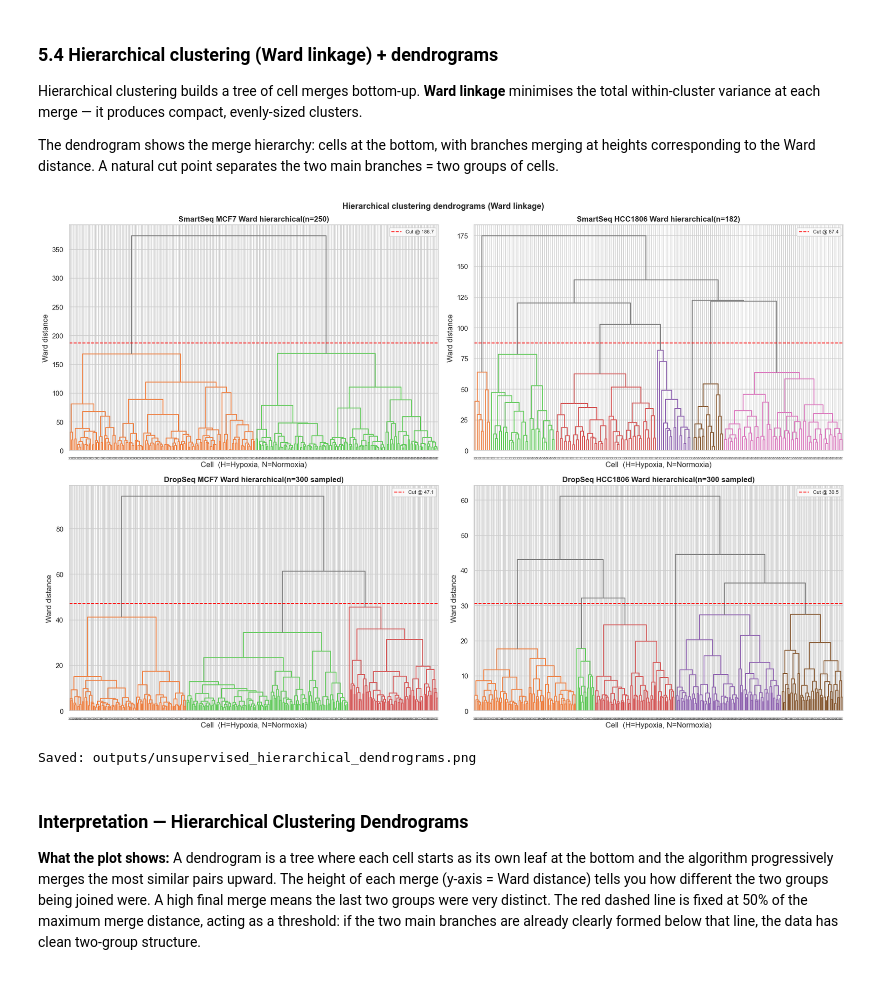
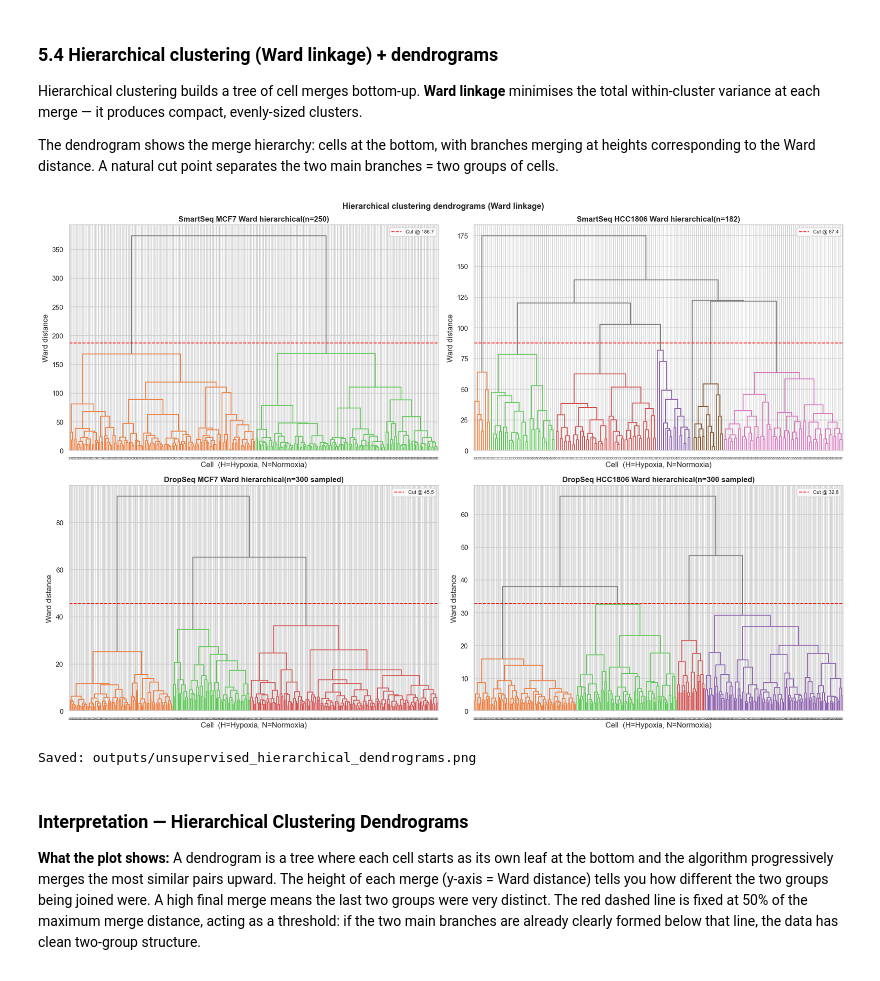
Before and after one commit to maraandronache/hypoxia-classifier, a Jupyter notebook: notebooks/02_unsupervised.ipynb, the cells around one changed output. Cells and saved outputs as stored; diff of their text form; code cells hidden in the pictures.

```diff
--- a/notebooks/02_unsupervised.ipynb
+++ b/notebooks/02_unsupervised.ipynb
@@ -370,7 +349,7 @@ for ax, ((tech, line), scores) in zip(axes, scores_dict.items()):
     conds = cond_dict[(tech, line)]
 
     if scores.shape[0] > MAX_SCATTER:
-        idx = stratified_idx(conds, MAX_SCATTER, RNG)
+        idx = RNG.choice(scores.shape[0], MAX_SCATTER, replace=False)
         s_plot = scores[idx, :2]
         c_plot = conds[idx]
         note = f'n={len(idx)} sampled'
@@ -421,18 +400,3 @@ We apply two complementary methods:
 |--------|------|-------------|
 | **K-means** | Assign cells to K clusters minimising within-cluster variance | Fast, works at DropSeq scale |
 | **Hierarchical (Ward)** | Build a tree of merges using Ward linkage | Gives a dendrogram showing merge structure |
-# %%
-def n_pcs_for_variance(pca: PCA, target: float = 0.80, max_pcs: int = 10) -> int:
-    """How many PCs are needed to explain at least `target` fraction of variance?"""
-    cum = np.cumsum(pca.explained_variance_ratio_)
-    n = int(np.searchsorted(cum, target)) + 1
-    return min(n, max_pcs, len(pca.explained_variance_ratio_))
-
-
-X_pca = {} #reduced spaces for clustering
-for (tech, line), scores in scores_dict.items():
-    pca = pca_dict[(tech, line)]
-    n_pc = n_pcs_for_variance(pca)
-    X_pca[(tech, line)] = scores[:, :n_pc]
-    var_explained = pca.explained_variance_ratio_[:n_pc].sum() * 100
-    print(f"{tech:10s} {line:8s}: using top {n_pc} PCs → {var_explained:.1f}% variance")
@@ -449,0 +403,6 @@ DropSeq    HCC1806 : using top 10 PCs → 1.5% variance
+# %%
+X_pca = {}
+for (tech, line), scores in scores_dict.items():
+    X_pca[(tech, line)] = scores[:, :10]
+    var_explained = pca_dict[(tech, line)].explained_variance_ratio_[:10].sum() * 100
+    print(f"{tech:10s}{line:8s}: using top 10 PCs -> {var_explained:.1f}% variance")
@@ -527,7 +493,7 @@ for ax, ((tech, line), X_cl) in zip(axes, X_pca.items()):
     km_labels[(tech, line)] = labels
 
     if scores.shape[0] > MAX_SCATTER:
-        idx = stratified_idx(conds, MAX_SCATTER, RNG)
+        idx = RNG.choice(scores.shape[0], MAX_SCATTER, replace=False)
         s_plot = scores[idx, :2]
         l_plot = labels[idx]
         note = f'n={len(idx)} sampled'
@@ -619,36 +585,36 @@ for ax, ((tech, line), X_cl) in zip(axes, X_pca.items()):
     best_k = best_k_dict[(tech, line)]
 
     if X_cl.shape[0] > DENDRO_CAP:
-        idx = stratified_idx(conds, DENDRO_CAP, RNG)
+        idx = RNG.choice(X_cl.shape[0], DENDRO_CAP, replace=False)
         X_den = X_cl[idx]
         c_den = conds[idx]
         note = f'n={len(idx)} sampled'
     else:
         X_den, c_den = X_cl, conds
         note = f'n={X_cl.shape[0]}'
 
     Z = linkage(X_den, method='ward')
     color_thresh = 0.5 * Z[-1, 2] #cutoff at 50% of the max merge distance
 
     leaf_labels = ['H' if c == 'Hypoxia' else 'N' for c in c_den]
     dendrogram(Z, ax=ax, labels=leaf_labels, color_threshold=color_thresh, leaf_rotation=90, leaf_font_size=5, above_threshold_color='grey')
 
     ax.axhline(color_thresh, color='red', ls='--', lw=1.3, label=f'Cut @ {color_thresh:.1f}')
     ax.set_title(f'{tech} {line} Ward hierarchical({note})', fontweight='bold')
     ax.set_xlabel('Cell  (H=Hypoxia, N=Normoxia)')
     ax.set_ylabel('Ward distance')
     ax.legend(fontsize=8)
 
     hc = AgglomerativeClustering(n_clusters=best_k, linkage='ward')
     hc_labels[(tech, line)] = hc.fit_predict(X_cl)
 
 fig.suptitle('Hierarchical clustering dendrograms (Ward linkage)', fontweight='bold', fontsize=13)
 plt.tight_layout()
 plt.savefig(OUT / 'unsupervised_hierarchical_dendrograms.png', dpi=150, bbox_inches='tight')
 plt.show()
 print('Saved: outputs/unsupervised_hierarchical_dendrograms.png')
 # %% [output]
-[figure, old version]
+[figure, new version]
 Saved: outputs/unsupervised_hierarchical_dendrograms.png
 # %% [markdown]
 ### Interpretation — Hierarchical Clustering Dendrograms
```
Also changed, not shown: parts of 16 cells of this notebook.
